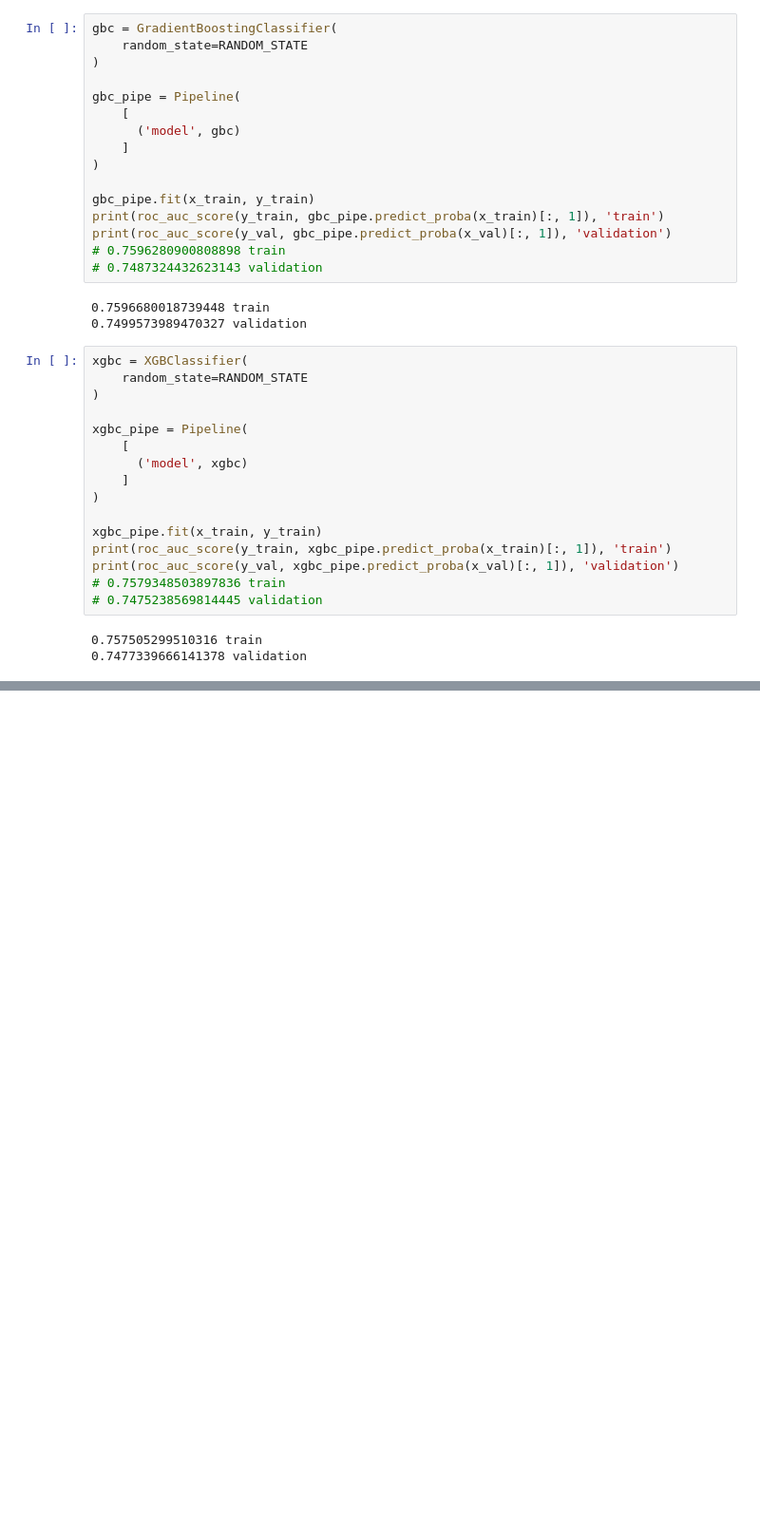
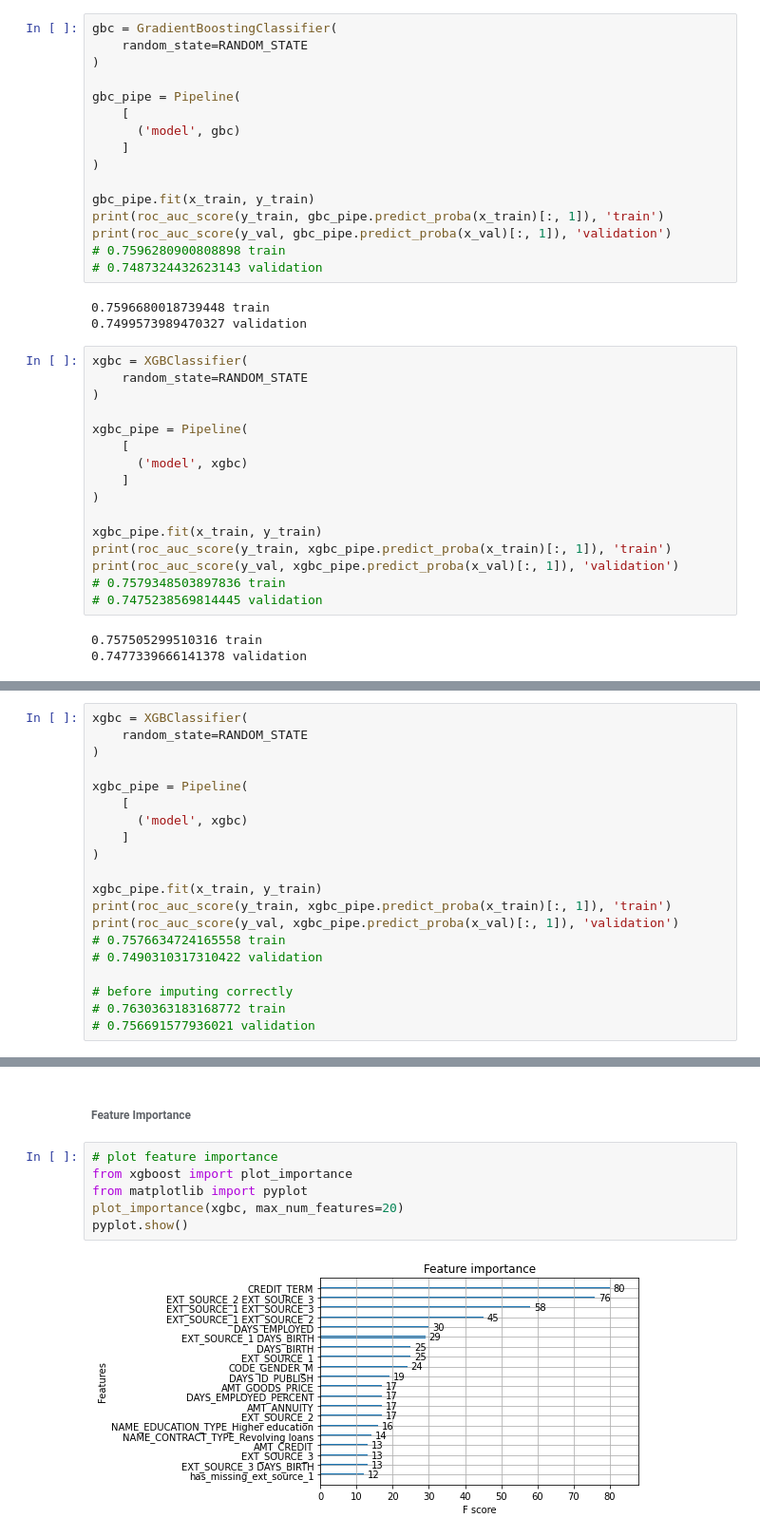
Before and after one commit to LeonMilosevic/home_credit, a Jupyter notebook: home_credit.ipynb, the cells around one changed output, grey strips where cells are left out. Shown: that part at 95% size. Saved outputs shown, nothing was run; the diff lists cells and outputs as text; blank space fills up the shorter version.

```diff
--- a/home_credit.ipynb
+++ b/home_credit.ipynb
@@ -1867,0 +2327,20 @@ Learning rate set to 0.113687
+# %%
+xgbc = XGBClassifier(
+    random_state=RANDOM_STATE
+)
+
+xgbc_pipe = Pipeline(
+    [
+      ('model', xgbc)
+    ]
+)
+
+xgbc_pipe.fit(x_train, y_train)
+print(roc_auc_score(y_train, xgbc_pipe.predict_proba(x_train)[:, 1]), 'train')
+print(roc_auc_score(y_val, xgbc_pipe.predict_proba(x_val)[:, 1]), 'validation')
+# 0.7576634724165558 train
+# 0.7490310317310422 validation
+
+# before imputing correctly
+# 0.7630363183168772 train
+# 0.756691577936021 validation
@@ -1867,0 +2386,10 @@ Learning rate set to 0.113687
+# %% [markdown]
+###### Feature Importance
+# %%
+# plot feature importance
+from xgboost import plot_importance
+from matplotlib import pyplot
+plot_importance(xgbc, max_num_features=20)
+pyplot.show()
+# %% [output]
+[figure, added]
```
Also changed, not shown: parts of 28 cells of this notebook.
